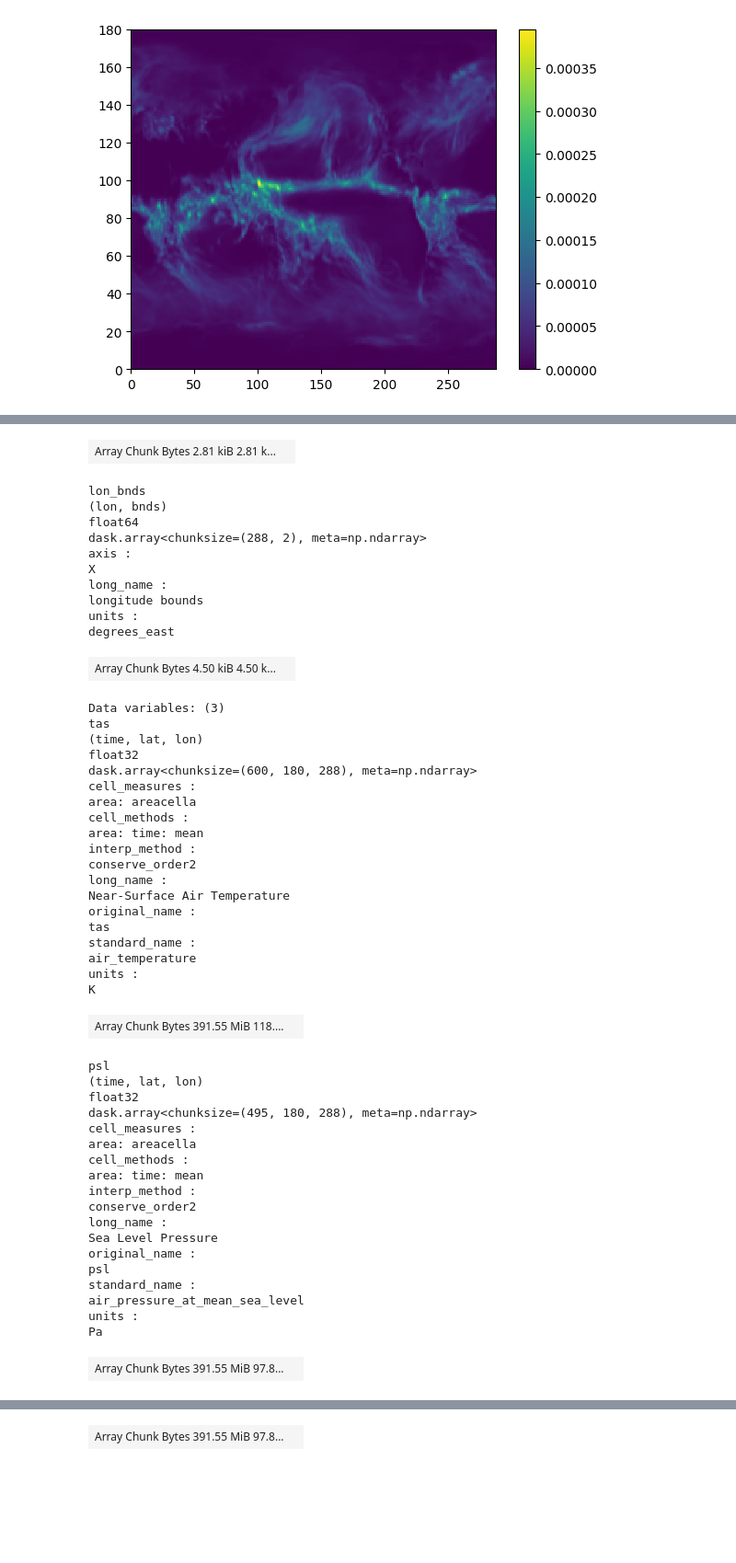
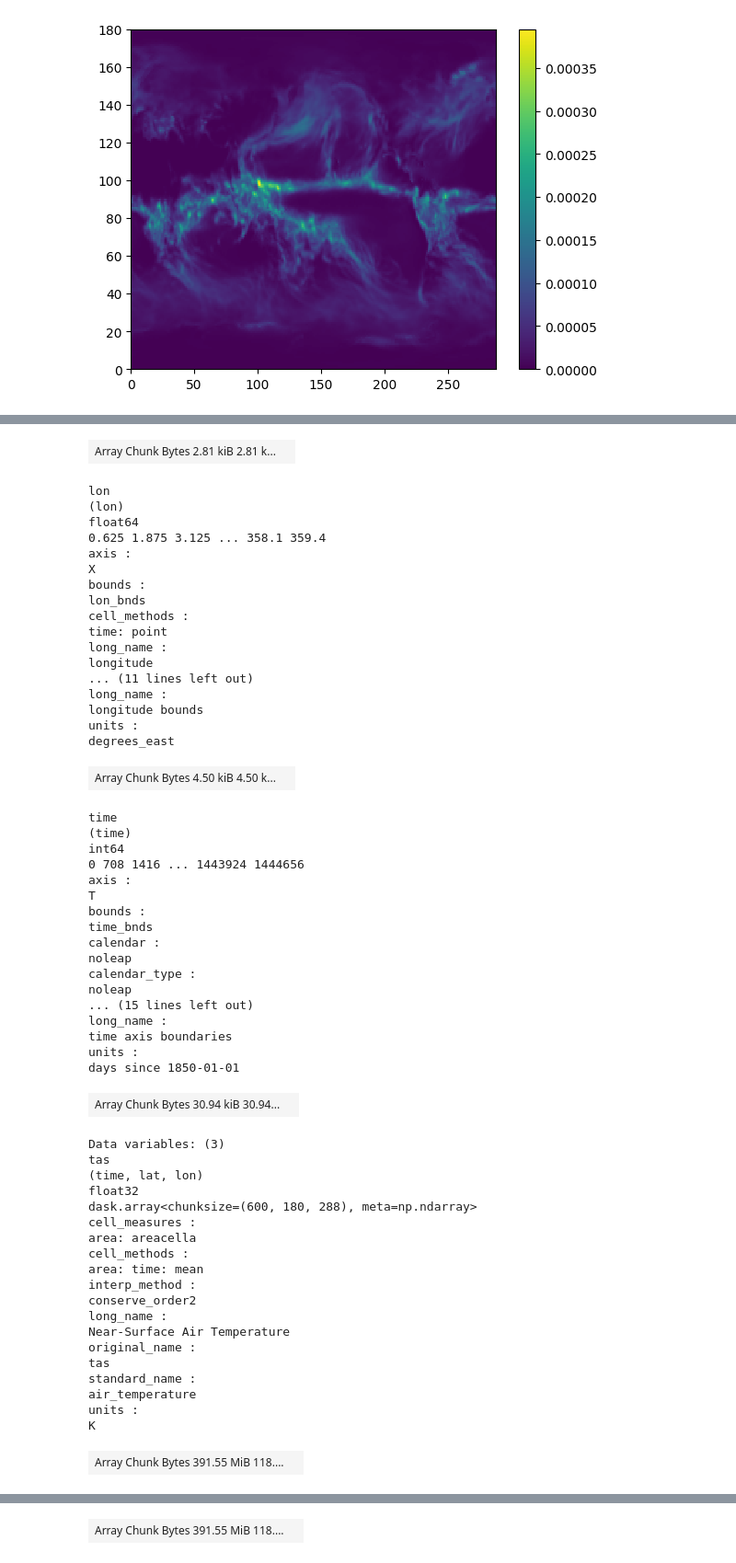
Before and after one commit to milicak/Data_Analysis_Course, a Jupyter notebook: Project2_data_download.ipynb, the cells around one changed output, grey strips where cells are left out. Shown at 92% size. Drawn from its saved outputs; the diff is of its cells as text; code cells hidden in the pictures; blank space fills up the shorter version.

```diff
--- a/Project2_data_download.ipynb
+++ b/Project2_data_download.ipynb
@@ -79,8 +80,8 @@ plt.pcolormesh(ds3.pr[-1,:,:]);plt.colorbar()
 # %%
 ds['psl'] = ds2.psl
 ds['pr'] = ds3.pr
-time = pd.date_range("1850-01-01", freq="M", periods=1980)
-ds['time'] = time
-ds = ds.drop('time_bnds')
+#time = pd.date_range("1850-01-01", freq="M", periods=1980)
+#ds['time'] = time
+#ds = ds.drop('time_bnds')
 ds
 # %% [output]
@@ -100,43 +101,49 @@ float64
 long_name :
 latitude bounds
 units :
 degrees_north
 | Array Chunk Bytes 2.81 kiB 2.81 k... |  |
-lon_bnds
-(lon, bnds)
+lon
+(lon)
 float64
-dask.array<chunksize=(288, 2), meta=np.ndarray>
+0.625 1.875 3.125 ... 358.1 359.4
 axis :
 X
+bounds :
+lon_bnds
+cell_methods :
+time: point
+long_name :
+longitude
+... (11 lines left out)
 long_name :
 longitude bounds
 units :
 degrees_east
 | Array Chunk Bytes 4.50 kiB 4.50 k... |  |
-Data variables: (3)
-tas
-(time, lat, lon)
-float32
-dask.array<chunksize=(600, 180, 288), meta=np.ndarray>
-cell_measures :
-area: areacella
-cell_methods :
-area: time: mean
-interp_method :
-conserve_order2
+time
+(time)
+int64
+0 708 1416 ... 1443924 1444656
+axis :
+T
+bounds :
+time_bnds
+calendar :
+noleap
+calendar_type :
+noleap
+... (15 lines left out)
 long_name :
-Near-Surface Air Temperature
-original_name :
-tas
-standard_name :
-air_temperature
+time axis boundaries
 units :
-K
+days since 1850-01-01
-| Array Chunk Bytes 391.55 MiB 118.... |  |
+| Array Chunk Bytes 30.94 kiB 30.94... |  |
-psl
+Data variables: (3)
+tas
 (time, lat, lon)
 float32
-dask.array<chunksize=(495, 180, 288), meta=np.ndarray>
+dask.array<chunksize=(600, 180, 288), meta=np.ndarray>
 cell_measures :
 area: areacella
 cell_methods :
@@ -144,11 +151,11 @@ area: time: mean
 interp_method :
 conserve_order2
 long_name :
-Sea Level Pressure
+Near-Surface Air Temperature
 original_name :
-psl
+tas
 standard_name :
-air_pressure_at_mean_sea_level
+air_temperature
 units :
-Pa
+K
-| Array Chunk Bytes 391.55 MiB 97.8... |  |
+| Array Chunk Bytes 391.55 MiB 118.... |  |
@@ -173 +180 @@ kg m-2 s-1
-| Array Chunk Bytes 391.55 MiB 97.8... |  |
+| Array Chunk Bytes 391.55 MiB 118.... |  |
```
Also changed, not shown: parts of 3 cells of this notebook.
